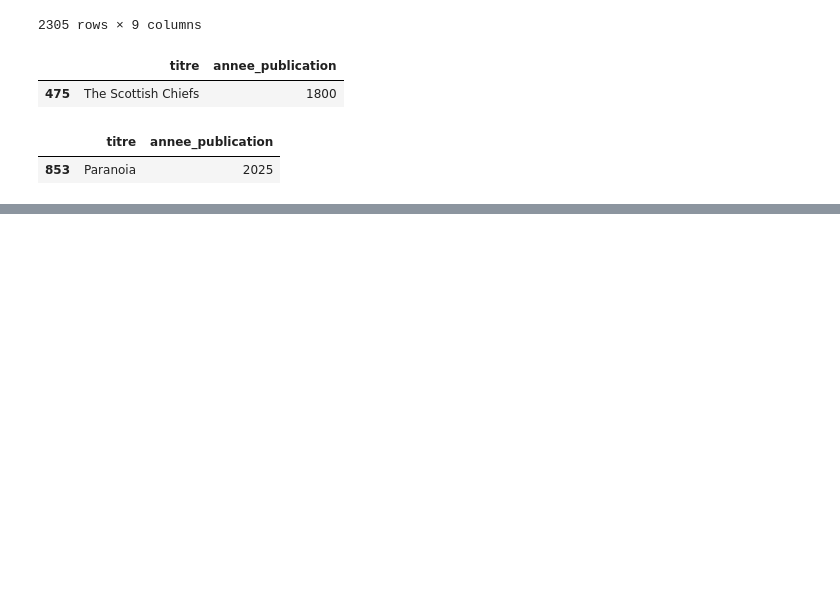
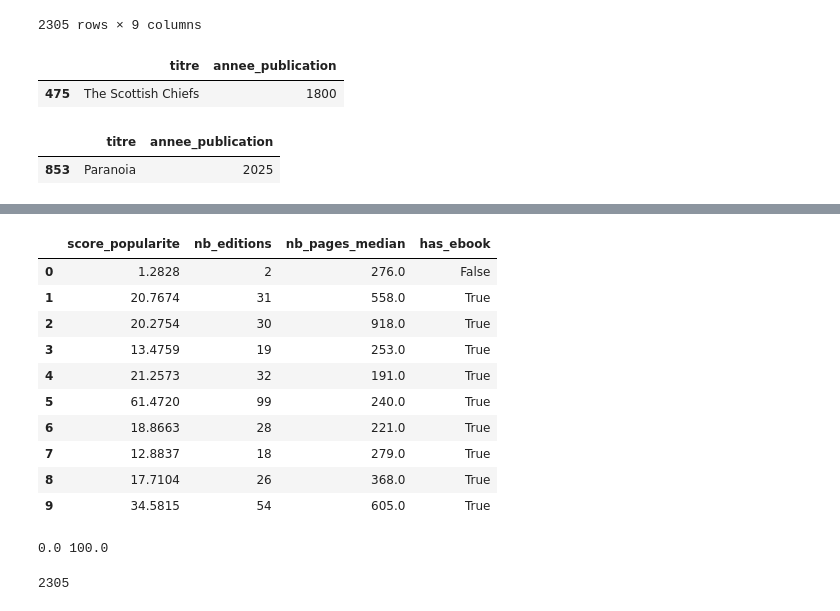
Before and after one commit to smarjane/TP-livres-data, a Jupyter notebook: TP_Livre.ipynb, the cells around one changed output, grey strips where cells are left out. Drawn from its saved outputs; the diff is of its cells as text; code cells hidden in the pictures; blank space fills up the shorter version.

Commit message:
partie 3 : colonnes calculées + création d'un tableau dynamique

```diff
--- a/TP_Livre.ipynb
+++ b/TP_Livre.ipynb
@@ -554,0 +572,4 @@ display(df_nettoyage.sort_values('annee_publication', ascending=False)[cols].hea
+# %%
+#17
+df_nettoyage['siecle']= np.where(df_nettoyage['annee_publication'] < 1900, '19ème', np.where(df_nettoyage['annee_publication'] < 2000, '20ème', '21ème'))
+df_nettoyage[['annee_publication', 'decennie', 'siecle']].head(10)
@@ -554,0 +592,6 @@ display(df_nettoyage.sort_values('annee_publication', ascending=False)[cols].hea
+# %%
+#18
+df_nettoyage['ere_numerique'] = df_nettoyage['annee_publication'] >=2000
+display(df_nettoyage['ere_numerique'].head())
+display(len(df_nettoyage[df_nettoyage['ere_numerique'] == False]))
+display(len(df_nettoyage[df_nettoyage['ere_numerique'] == True]))
@@ -554,0 +607,8 @@ display(df_nettoyage.sort_values('annee_publication', ascending=False)[cols].hea
+# %%
+#19
+nb_pages = [0, 150, 350, 600, np.inf] #0 car 150 = court mais il faut une closon de depart donc on met 0 et np.inf pr gerer + de 600
+noms = ['Court', 'Standard', 'Long', 'Tres long']
+
+df_nettoyage['longueur_livre'] = pd.cut(df_nettoyage['nb_pages_median'], bins=nb_pages, labels=noms, right=False) #vu que c <150 il mettre doit cloison de droite
+
+df_nettoyage['longueur_livre'].head()
@@ -554,0 +623,4 @@ display(df_nettoyage.sort_values('annee_publication', ascending=False)[cols].hea
+# %%
+#20
+df_nettoyage['est_populaire'] = df_nettoyage['nb_editions'] >= 5
+df_nettoyage['est_populaire'].head(10)
@@ -554,0 +640,32 @@ display(df_nettoyage.sort_values('annee_publication', ascending=False)[cols].hea
+# %%
+#21
+df_nettoyage['score_popularite'] = df_nettoyage['nb_editions'] * 0.6 + df_nettoyage['nb_pages_median'] * 0.0003 + df_nettoyage['has_ebook'] * 2
+df_nettoyage[['score_popularite', 'nb_editions', 'nb_pages_median', 'has_ebook']].head(10)
+# %% [output]
+|  | score_popularite | nb_editions | nb_pages_median | has_ebook |
+| 0 | 1.2828 | 2 | 276.0 | False |
+| 1 | 20.7674 | 31 | 558.0 | True |
+| 2 | 20.2754 | 30 | 918.0 | True |
+| 3 | 13.4759 | 19 | 253.0 | True |
+| 4 | 21.2573 | 32 | 191.0 | True |
+| 5 | 61.4720 | 99 | 240.0 | True |
+| 6 | 18.8663 | 28 | 221.0 | True |
+| 7 | 12.8837 | 18 | 279.0 | True |
+| 8 | 17.7104 | 26 | 368.0 | True |
+| 9 | 34.5815 | 54 | 605.0 | True |
+# %%
+score_min = df_nettoyage['score_popularite'].min()
+score_max = df_nettoyage['score_popularite'].max()
+
+df_nettoyage['score_popularite'] = (df_nettoyage['score_popularite'] - score_min) / (score_max - score_min) * 100
+df_nettoyage['score_popularite'] = df_nettoyage['score_popularite'].round(1)
+
+print(df_nettoyage['score_popularite'].min(), df_nettoyage['score_popularite'].max())
+# %% [output]
+0.0 100.0
+# %%
+#22
+df_nettoyage['est_multilingue'] = False
+len(df_nettoyage['est_multilingue'])
+# %% [output]
+2305
```
Also changed, not shown: parts of 15 cells of this notebook.
